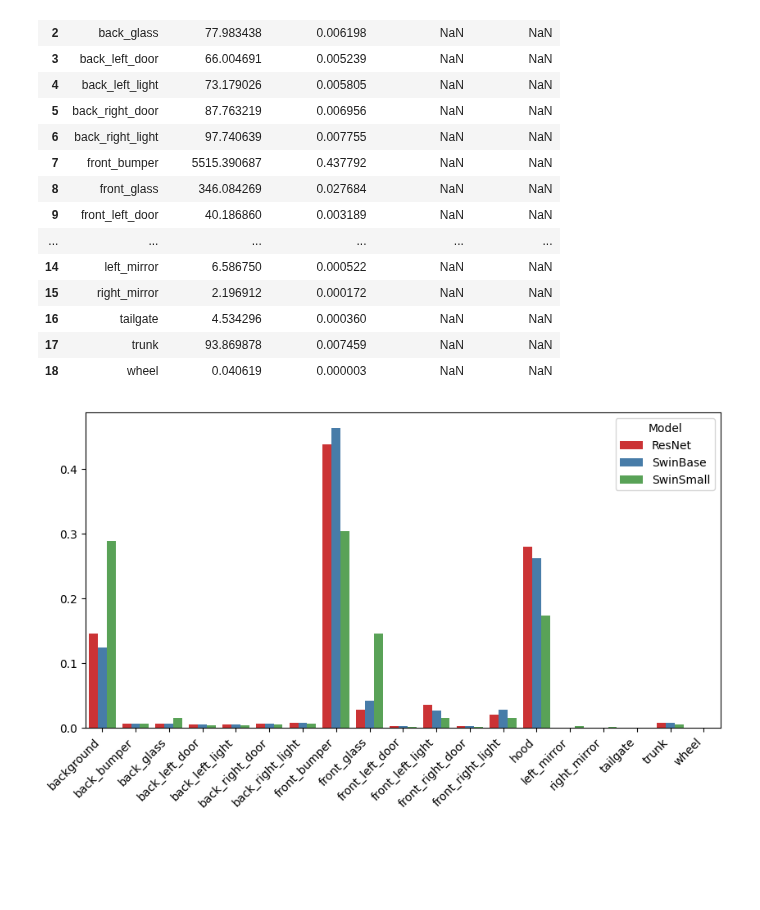
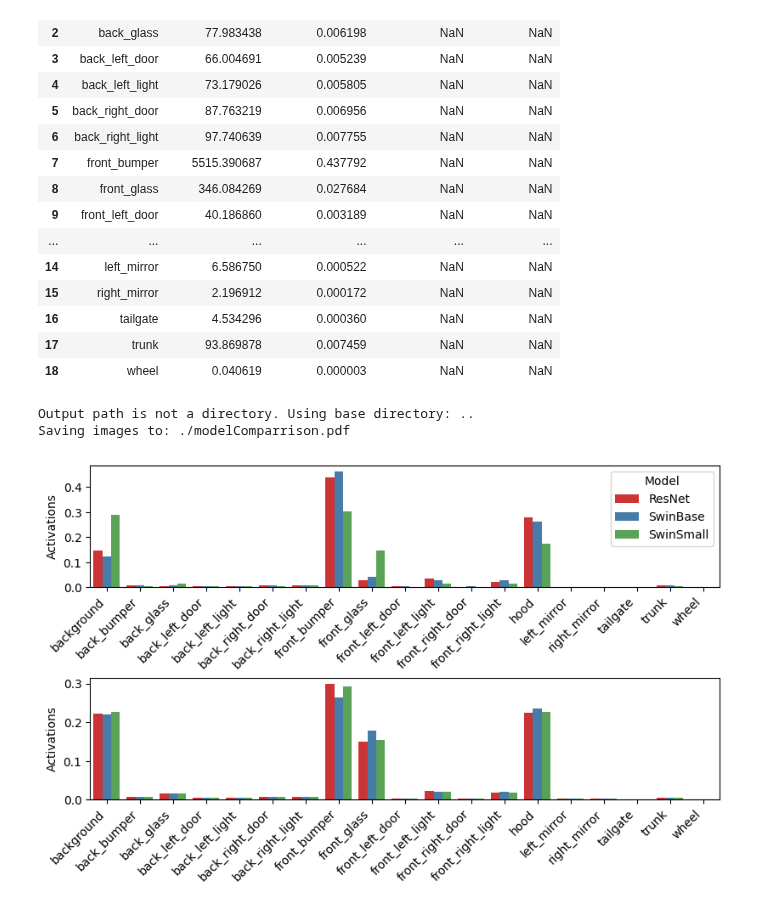
Before and after one commit to L1nusB/XAI-Vehicle-Classification, a Jupyter notebook: notebooks/ResultPlots.ipynb, the cells around one changed output. Saved outputs shown, nothing was run; the diff lists cells and outputs as text; code cells hidden in the pictures; blank space fills up the shorter version.

Commit message:
compare models improved

```diff
--- a/notebooks/ResultPlots.ipynb
+++ b/notebooks/ResultPlots.ipynb
@@ -177,18 +176,20 @@ df
 | 17 | trunk | 93.869878 | 0.007459 | NaN | NaN |
 | 18 | wheel | 0.040619 | 0.000003 | NaN | NaN |
 # %%
-res = 'C:/Users/Linus/Desktop/copy/results/CompCars_Original/ResNet/Data_Full_EigenCAM_ResNet_CompCars_Original_ocrnet_hr48_carparts_noflip_23_08_2022.xlsx'
-swinBase = 'C:/Users/Linus/Desktop/copy/results/CompCars_Original/SwinBase/Data_Full_EigenCAM_SwinBase_CompCars_Original_ocrnet_hr48_carparts_noflip_23_08_2022.xlsx'
-swinSmall = 'C:/Users/Linus/Desktop/copy/results/CompCars_Original/SwinSmall/Data_Full_EigenCAM_SwinSmall_CompCars_Original_ocrnet_hr48_carparts_noflip_23_08_2022.xlsx'
+template='C:/Users/Linus/Desktop/copy/results/{dataset}/{Model}/Data_Full_{CAM}_{Model}_{dataset}_ocrnet_hr48_carparts_noflip_{date}.xlsx'
 
-dfFull = pandas.DataFrame()
-for p, model in zip([res,swinBase,swinSmall], ['ResNet', 'SwinBase', 'SwinSmall']):
-    df = pandas.read_excel(p, index_col=0)
-    dfNew = pandas.DataFrame(df['segments'].values, columns=['segments'])
-    dfNew['Activations'] = df['PercActivations']
-    dfNew['Model'] = model
-    dfFull = pandas.concat((dfFull, dfNew))
+resEigen = template.format(Model='ResNet', dataset='CompCars_Original', date='23_08_2022', CAM='EigenCAM')
+swinBaseEigen = template.format(Model='SwinBase', dataset='CompCars_Original', date='23_08_2022', CAM='EigenCAM')
+swinSmallEigen = template.format(Model='SwinSmall', dataset='CompCars_Original', date='23_08_2022', CAM='EigenCAM')
+
+resgradpp = template.format(Model='ResNet', dataset='CompCars_Original', date='23_08_2022', CAM='gradCAM++')
+swinBasegradpp = template.format(Model='SwinBase', dataset='CompCars_Original', date='23_08_2022', CAM='gradCAM++')
+swinSmallgradpp = template.format(Model='SwinSmall', dataset='CompCars_Original', date='23_08_2022', CAM='gradCAM++')
+
+generate_statistics.generate_model_comparison([resEigen, swinBaseEigen, swinSmallEigen],
+                                              [resgradpp, swinBasegradpp, swinSmallgradpp],
+                                              n_plots=2, save=True)
+# %% [output]
+Output path is not a directory. Using base directory: ..
+Saving images to: ./modelComparrison.pdf
+[figure, added]
-# %%
-generate_statistics.generate_model_comparison(res, swinBase, swinSmall)
-# %% [output]
-[figure, removed]
```
Also changed, not shown: parts of 3 cells of this notebook, 2 other files.
